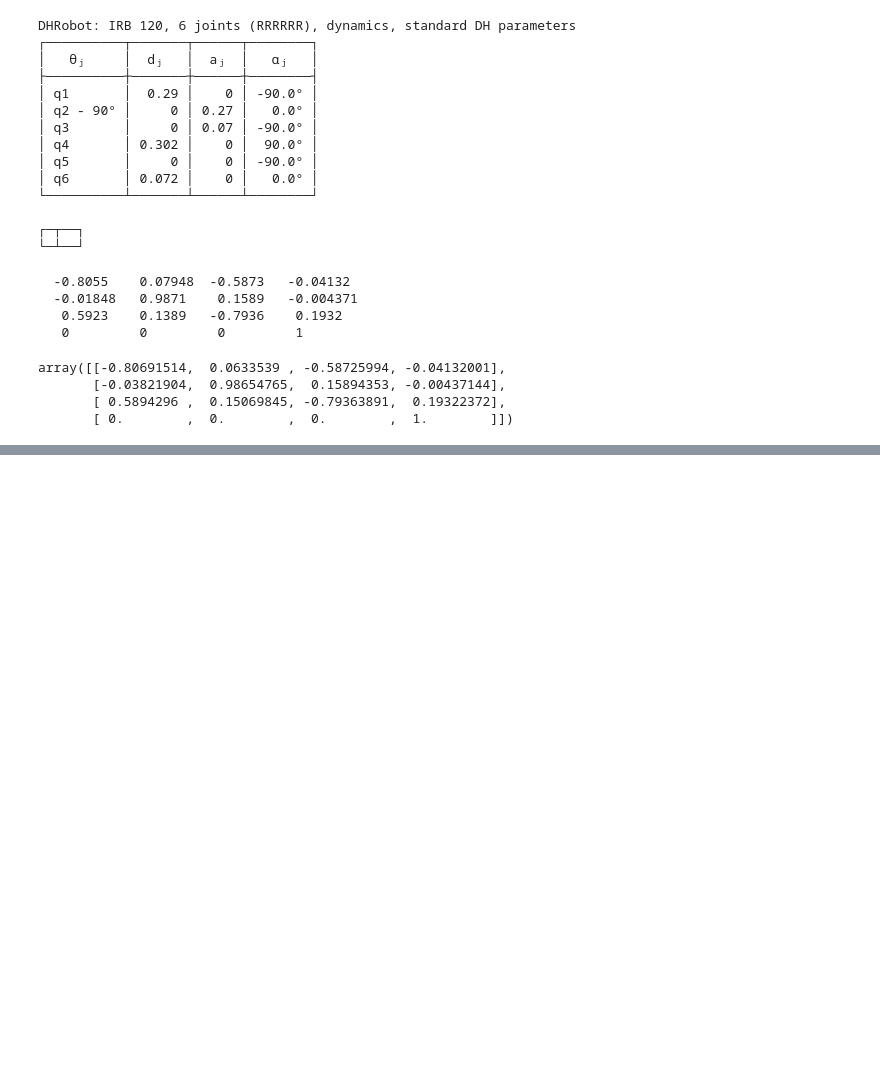
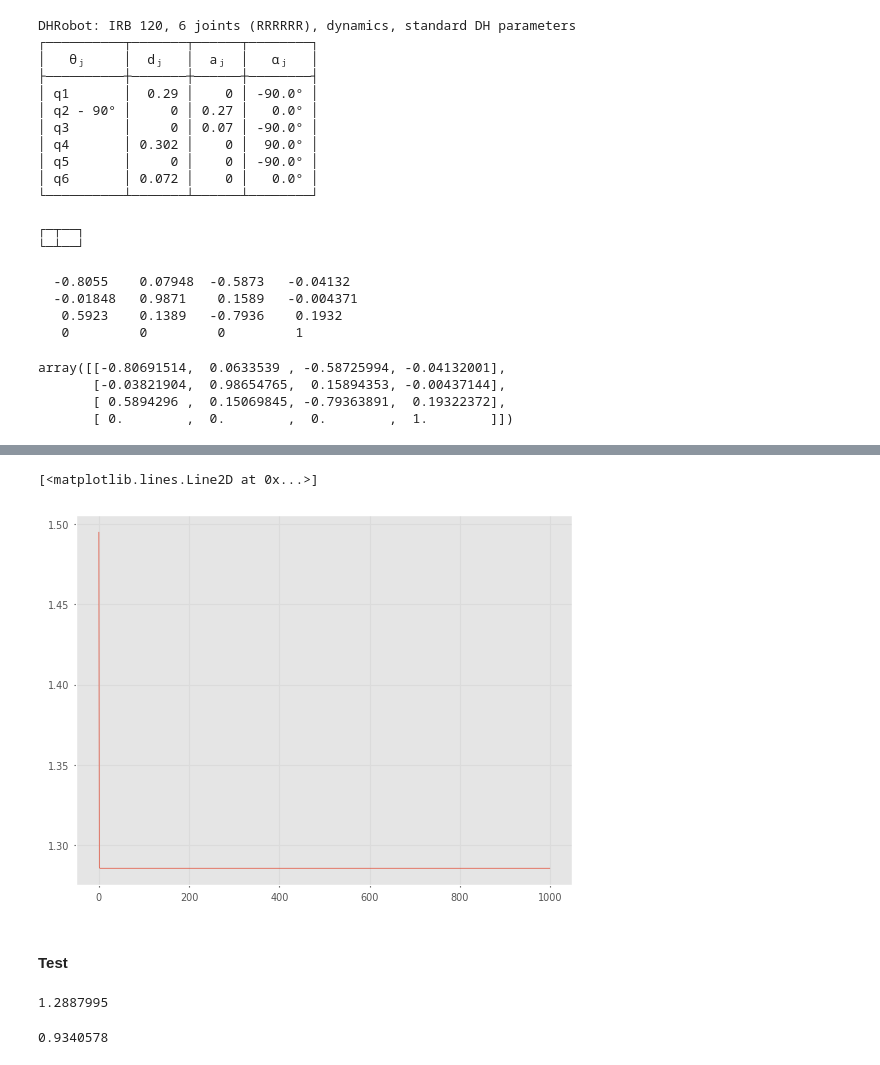
Before and after one commit to jhon954/InverseKinematicwithDeepNeuralNetworks, a Jupyter notebook: ik_dnn.ipynb, the cells around one changed output, grey strips where cells are left out. Cells and saved outputs as stored; diff of their text form; code cells hidden in the pictures; blank space fills up the shorter version.

```diff
--- a/ik_dnn.ipynb
+++ b/ik_dnn.ipynb
@@ -172,0 +205,7 @@ x,y,z
+# %%
+device = "cuda" if torch.cuda.is_available() else "cpu"
+
+X_tensors = torch.from_numpy(X.values).float().to(device)
+y_tensors = torch.from_numpy(y.values).float().to(device)
+
+X_train, X_test, y_train, y_test = train_test_split(X_tensors, y_tensors, test_size=0.2, train_size=0.8, random_state=12)
@@ -172,0 +229,3 @@ x,y,z
+# %%
+batch_size = 5000
+loader = DataLoader(dataset=IRB_120_data, batch_size=batch_size, shuffle=True)
@@ -172,0 +293,29 @@ x,y,z
+# %%
+irb120 = IK_IRB120().to(device)
+# %%
+epochs = 1000
+optimizer = torch.optim.Adam(irb120.parameters(), lr = 0.01)
+loss_function = torch.nn.MSELoss()
+
+losses = []
+for epoch in range(epochs):
+  mini_batch_losses = []
+  for i, (features, labels) in enumerate(loader):
+
+    Y_prediction = irb120.forward(features)
+
+    loss = loss_function(Y_prediction, labels)
+
+    irb120.zero_grad()
+
+    loss.backward()
+
+    optimizer.step()
+
+    # keep track of losses
+    mini_batch_losses.append(loss.detach().cpu().numpy()) # we can only execute numpy code on the cpu
+
+  mini_batch_mean_loss = np.mean(mini_batch_losses)
+  losses.append(mini_batch_mean_loss)
+  if epoch % 100 == 0:
+    print(f"Loss in Epoch {epoch}: {np.mean(losses)}")
@@ -172,0 +333,8 @@ x,y,z
+# %%
+plt.figure()
+plt.plot(losses)
+# %% [output]
+[<matplotlib.lines.Line2D at 0x...>]
+[figure, added]
+# %% [markdown]
+#### Test
@@ -172,0 +343,8 @@ x,y,z
+# %%
+metrics.mean_squared_error(y_test.detach().cpu().numpy(), y_test_predictions.detach().cpu().numpy())
+# %% [output]
+1.2887995
+# %%
+metrics.mean_absolute_error(y_test.detach().cpu().numpy(), y_test_predictions.detach().cpu().numpy())
+# %% [output]
+0.9340578
```
Also changed, not shown: parts of 23 cells of this notebook, 2 other files.
